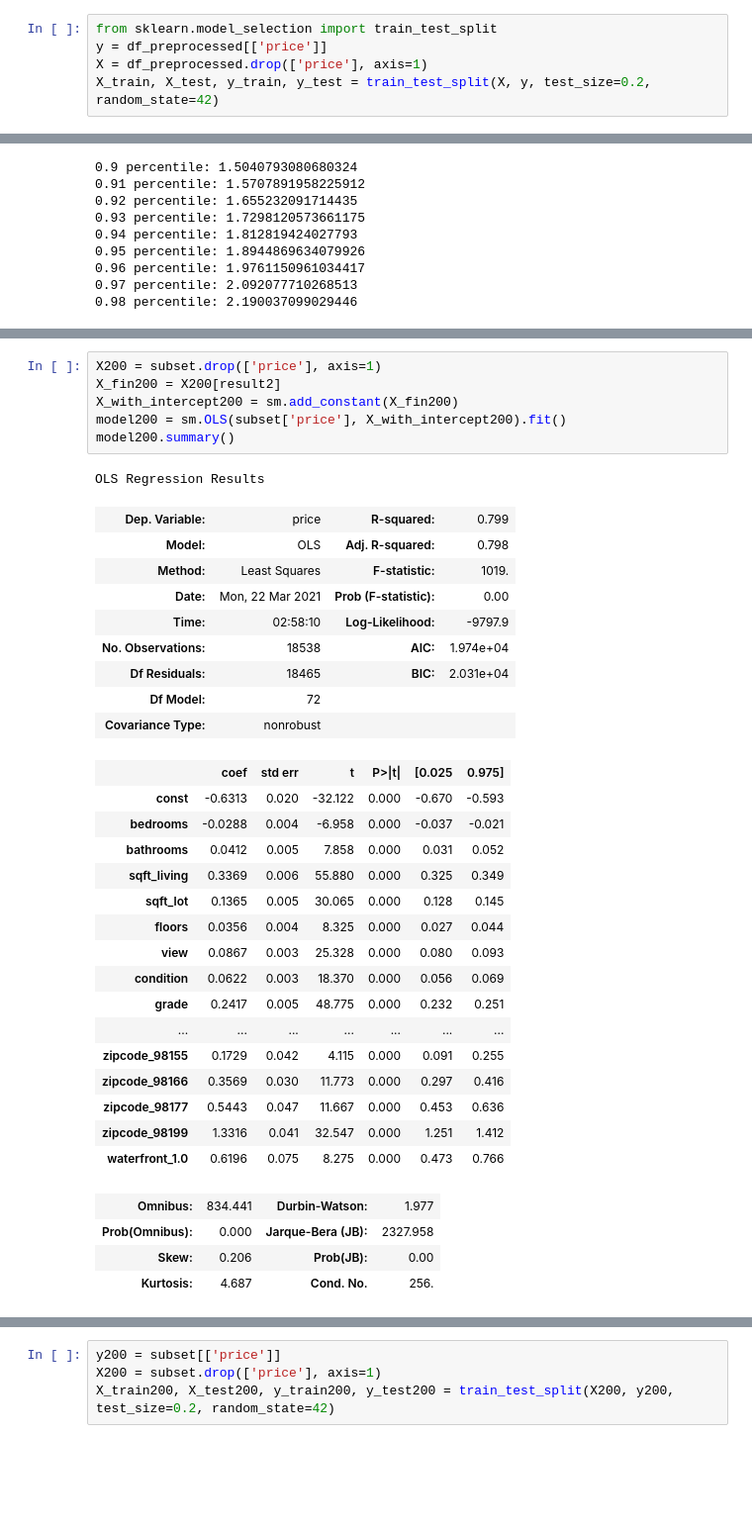
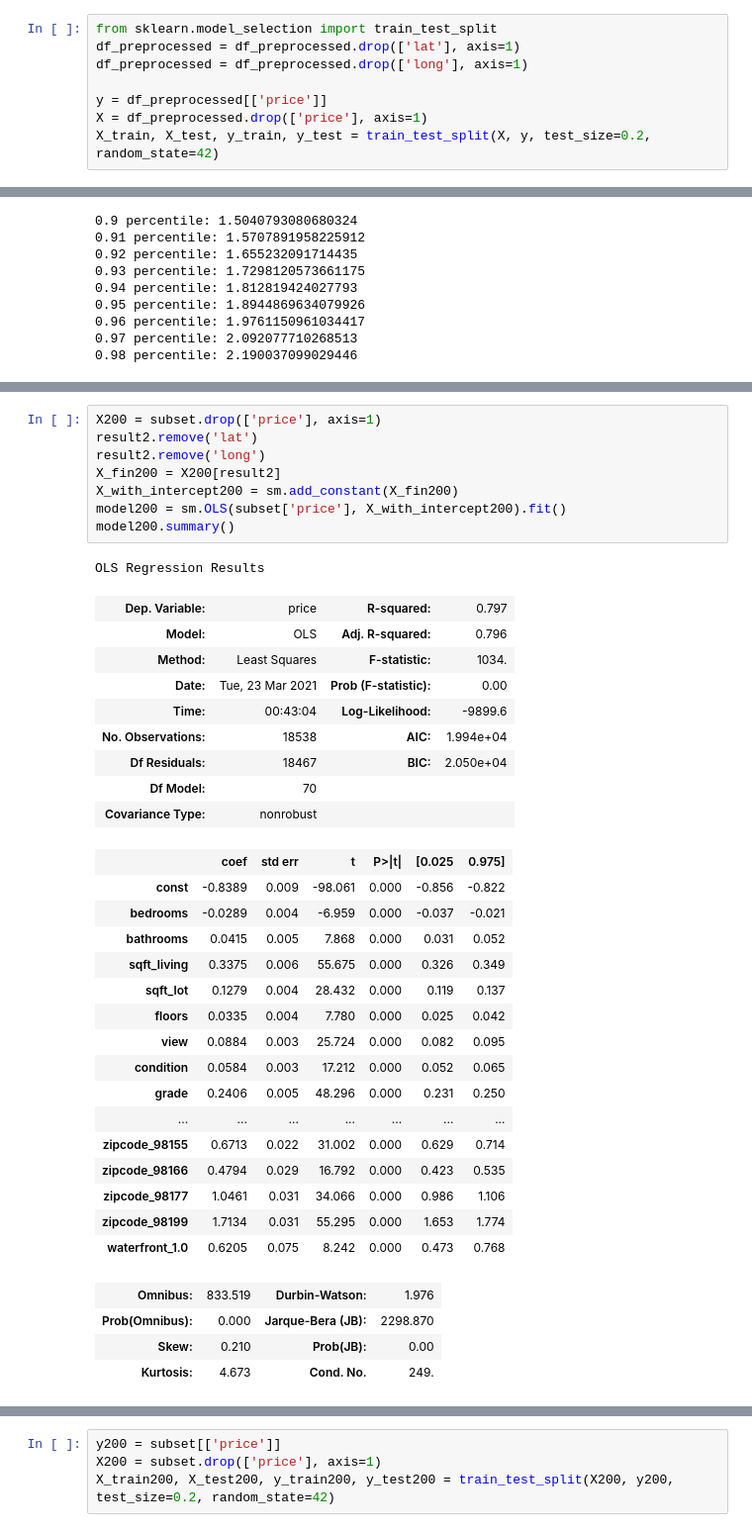
Before and after one commit to kstrickland680/housing-analysis, a Jupyter notebook: housing-analysis.ipynb, the cells around one changed output, grey strips where cells are left out. Shown at 99% size. Cells and saved outputs as stored; diff of their text form; blank space fills up the shorter version.

```diff
--- a/housing-analysis.ipynb
+++ b/housing-analysis.ipynb
@@ -635,6 +635,9 @@ fig = sm.graphics.qqplot(model.resid, dist=stats.norm, line='45', fit=True)
 [figure]
 # %%
 from sklearn.model_selection import train_test_split
+df_preprocessed = df_preprocessed.drop(['lat'], axis=1)
+df_preprocessed = df_preprocessed.drop(['long'], axis=1)
+
 y = df_preprocessed[['price']]
 X = df_preprocessed.drop(['price'], axis=1)
 X_train, X_test, y_train, y_test = train_test_split(X, y, test_size=0.2, random_state=42)
@@ -750,41 +751,43 @@ print('Percent removed:',(len(df_preprocessed) - len(subset))/len(df_preprocesse
 Percent removed: 0.03788665144280673
 # %%
 X200 = subset.drop(['price'], axis=1)
+result2.remove('lat')
+result2.remove('long')
 X_fin200 = X200[result2]
 X_with_intercept200 = sm.add_constant(X_fin200)
 model200 = sm.OLS(subset['price'], X_with_intercept200).fit()
 model200.summary()
 # %% [output]
 OLS Regression Results
-| Dep. Variable: | price | R-squared: | 0.799 |
-| Model: | OLS | Adj. R-squared: | 0.798 |
-| Method: | Least Squares | F-statistic: | 1019. |
-| Date: | Mon, 22 Mar 2021 | Prob (F-statistic): | 0.00 |
-| Time: | 02:58:10 | Log-Likelihood: | -9797.9 |
-| No. Observations: | 18538 | AIC: | 1.974e+04 |
-| Df Residuals: | 18465 | BIC: | 2.031e+04 |
-| Df Model: | 72 |  |  |
+| Dep. Variable: | price | R-squared: | 0.797 |
+| Model: | OLS | Adj. R-squared: | 0.796 |
+| Method: | Least Squares | F-statistic: | 1034. |
+| Date: | Tue, 23 Mar 2021 | Prob (F-statistic): | 0.00 |
+| Time: | 00:43:04 | Log-Likelihood: | -9899.6 |
+| No. Observations: | 18538 | AIC: | 1.994e+04 |
+| Df Residuals: | 18467 | BIC: | 2.050e+04 |
+| Df Model: | 70 |  |  |
 | Covariance Type: | nonrobust |  |  |
 |  | coef | std err | t | P>|t| | [0.025 | 0.975] |
-| const | -0.6313 | 0.020 | -32.122 | 0.000 | -0.670 | -0.593 |
-| bedrooms | -0.0288 | 0.004 | -6.958 | 0.000 | -0.037 | -0.021 |
-| bathrooms | 0.0412 | 0.005 | 7.858 | 0.000 | 0.031 | 0.052 |
-| sqft_living | 0.3369 | 0.006 | 55.880 | 0.000 | 0.325 | 0.349 |
-| sqft_lot | 0.1365 | 0.005 | 30.065 | 0.000 | 0.128 | 0.145 |
-| floors | 0.0356 | 0.004 | 8.325 | 0.000 | 0.027 | 0.044 |
-| view | 0.0867 | 0.003 | 25.328 | 0.000 | 0.080 | 0.093 |
-| condition | 0.0622 | 0.003 | 18.370 | 0.000 | 0.056 | 0.069 |
-| grade | 0.2417 | 0.005 | 48.775 | 0.000 | 0.232 | 0.251 |
+| const | -0.8389 | 0.009 | -98.061 | 0.000 | -0.856 | -0.822 |
+| bedrooms | -0.0289 | 0.004 | -6.959 | 0.000 | -0.037 | -0.021 |
+| bathrooms | 0.0415 | 0.005 | 7.868 | 0.000 | 0.031 | 0.052 |
+| sqft_living | 0.3375 | 0.006 | 55.675 | 0.000 | 0.326 | 0.349 |
+| sqft_lot | 0.1279 | 0.004 | 28.432 | 0.000 | 0.119 | 0.137 |
+| floors | 0.0335 | 0.004 | 7.780 | 0.000 | 0.025 | 0.042 |
+| view | 0.0884 | 0.003 | 25.724 | 0.000 | 0.082 | 0.095 |
+| condition | 0.0584 | 0.003 | 17.212 | 0.000 | 0.052 | 0.065 |
+| grade | 0.2406 | 0.005 | 48.296 | 0.000 | 0.231 | 0.250 |
 | ... | ... | ... | ... | ... | ... | ... |
-| zipcode_98155 | 0.1729 | 0.042 | 4.115 | 0.000 | 0.091 | 0.255 |
-| zipcode_98166 | 0.3569 | 0.030 | 11.773 | 0.000 | 0.297 | 0.416 |
-| zipcode_98177 | 0.5443 | 0.047 | 11.667 | 0.000 | 0.453 | 0.636 |
-| zipcode_98199 | 1.3316 | 0.041 | 32.547 | 0.000 | 1.251 | 1.412 |
-| waterfront_1.0 | 0.6196 | 0.075 | 8.275 | 0.000 | 0.473 | 0.766 |
+| zipcode_98155 | 0.6713 | 0.022 | 31.002 | 0.000 | 0.629 | 0.714 |
+| zipcode_98166 | 0.4794 | 0.029 | 16.792 | 0.000 | 0.423 | 0.535 |
+| zipcode_98177 | 1.0461 | 0.031 | 34.066 | 0.000 | 0.986 | 1.106 |
+| zipcode_98199 | 1.7134 | 0.031 | 55.295 | 0.000 | 1.653 | 1.774 |
+| waterfront_1.0 | 0.6205 | 0.075 | 8.242 | 0.000 | 0.473 | 0.768 |
-| Omnibus: | 834.441 | Durbin-Watson: | 1.977 |
-| Prob(Omnibus): | 0.000 | Jarque-Bera (JB): | 2327.958 |
-| Skew: | 0.206 | Prob(JB): | 0.00 |
-| Kurtosis: | 4.687 | Cond. No. | 256. |
+| Omnibus: | 833.519 | Durbin-Watson: | 1.976 |
+| Prob(Omnibus): | 0.000 | Jarque-Bera (JB): | 2298.870 |
+| Skew: | 0.210 | Prob(JB): | 0.00 |
+| Kurtosis: | 4.673 | Cond. No. | 249. |
 Notes:
 [1] Standard Errors assume that the covariance matrix of the errors is correctly specified.
 # %%
```
Also changed, not shown: parts of 16 cells of this notebook.
